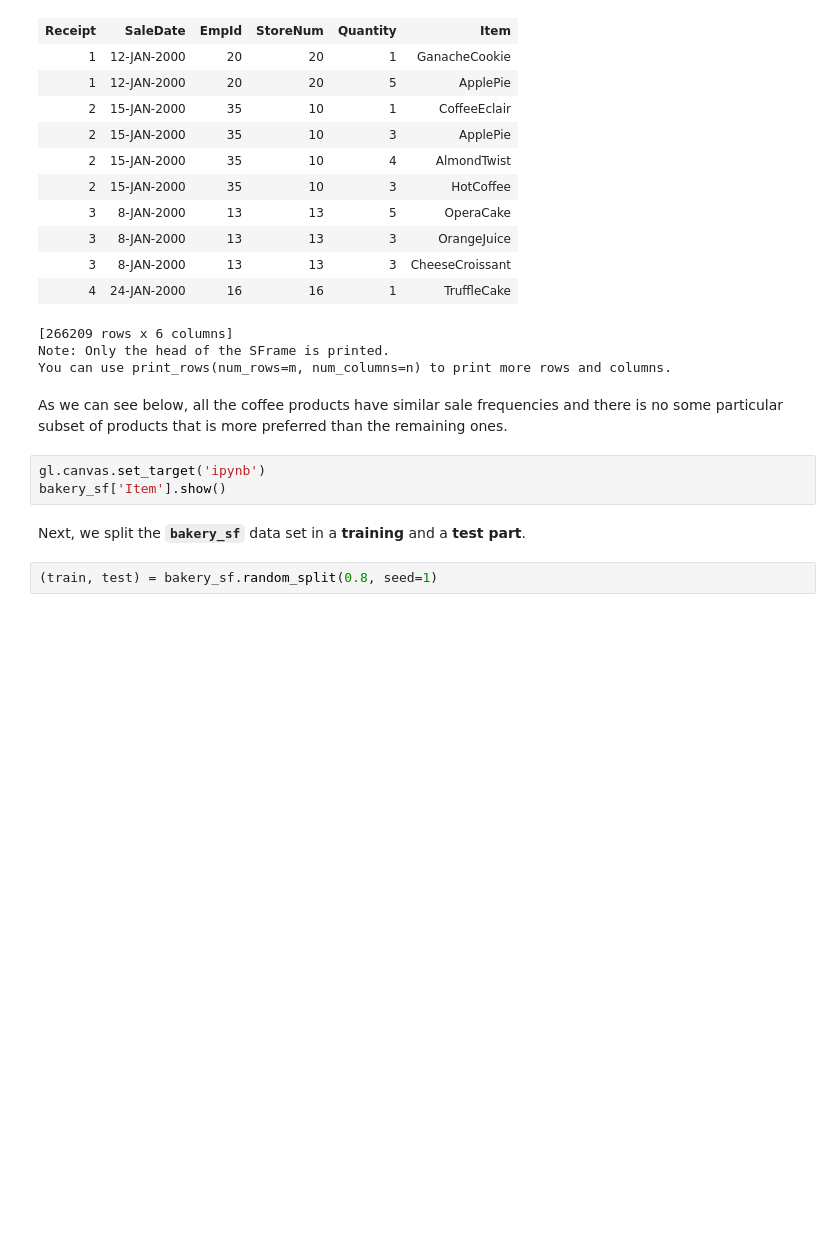
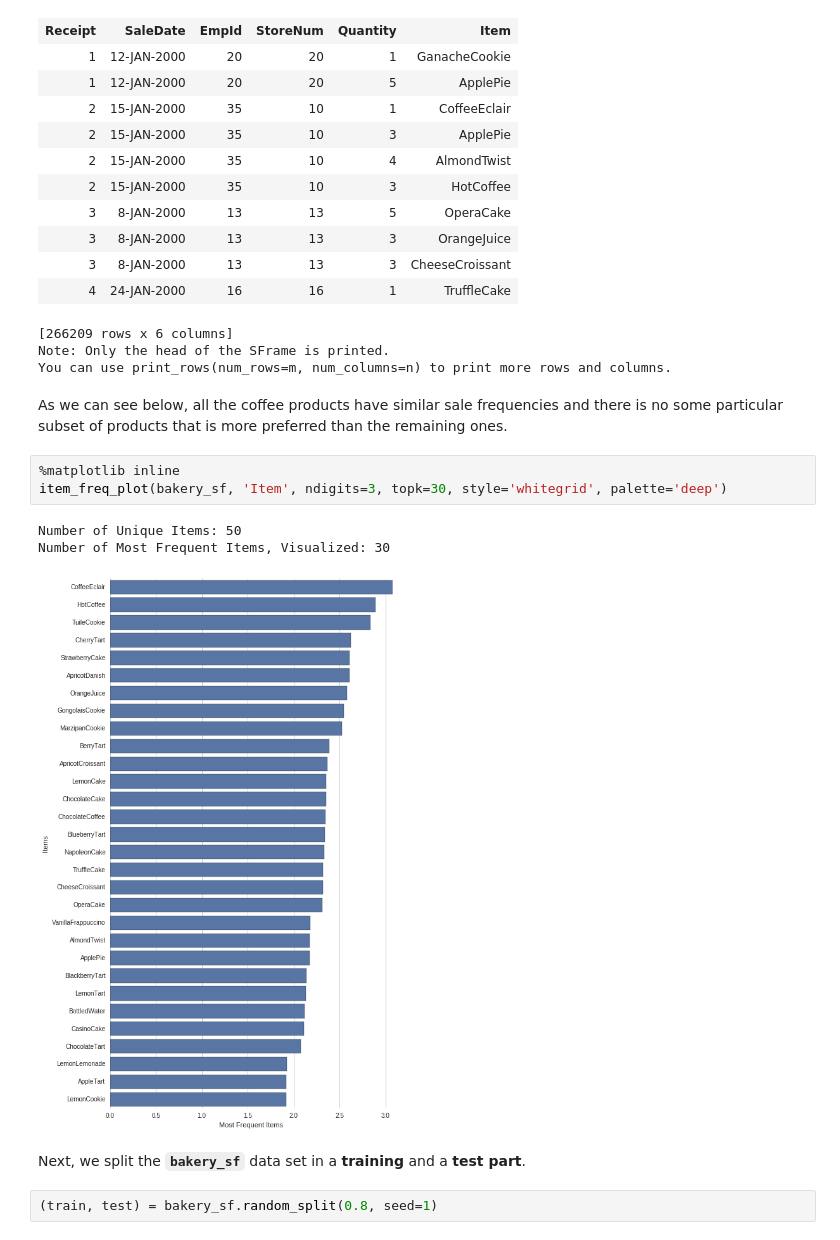
Before and after one commit to tgrammat/ML-Data_Challenges, a Jupyter notebook: Dato-tutorials/pattern-mining/Pattern Mining - Association Rule Mining.ipynb, the cells around one changed output. Drawn from its saved outputs; the diff is of its cells as text; blank space fills up the shorter version.

```diff
--- a/Dato-tutorials/pattern-mining/Pattern Mining - Association Rule Mining.ipynb
+++ b/Dato-tutorials/pattern-mining/Pattern Mining - Association Rule Mining.ipynb
@@ -35,9 +37,13 @@ Note: Only the head of the SFrame is printed.
 You can use print_rows(num_rows=m, num_columns=n) to print more rows and columns.
 # %% [markdown]
 As we can see below, all the coffee products have similar sale frequencies and there is no some particular subset of products that is more preferred than the remaining ones.
-# %%
-gl.canvas.set_target('ipynb')
-bakery_sf['Item'].show()
+# %%
+%matplotlib inline
+item_freq_plot(bakery_sf, 'Item', ndigits=3, topk=30, style='whitegrid', palette='deep')
+# %% [output]
+Number of Unique Items: 50
+Number of Most Frequent Items, Visualized: 30
+[figure, added]
 # %% [markdown]
 Next, we split the **`bakery_sf`** data set in a **training** and a **test part**.
 # %%
```
Also changed, not shown: parts of 28 cells of this notebook, 1 other file.
